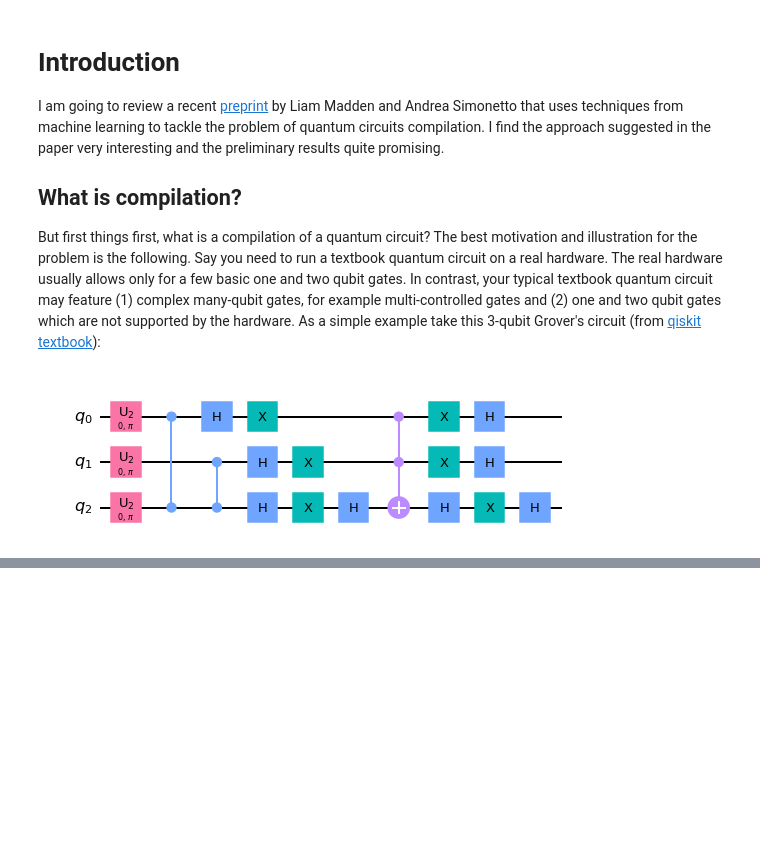
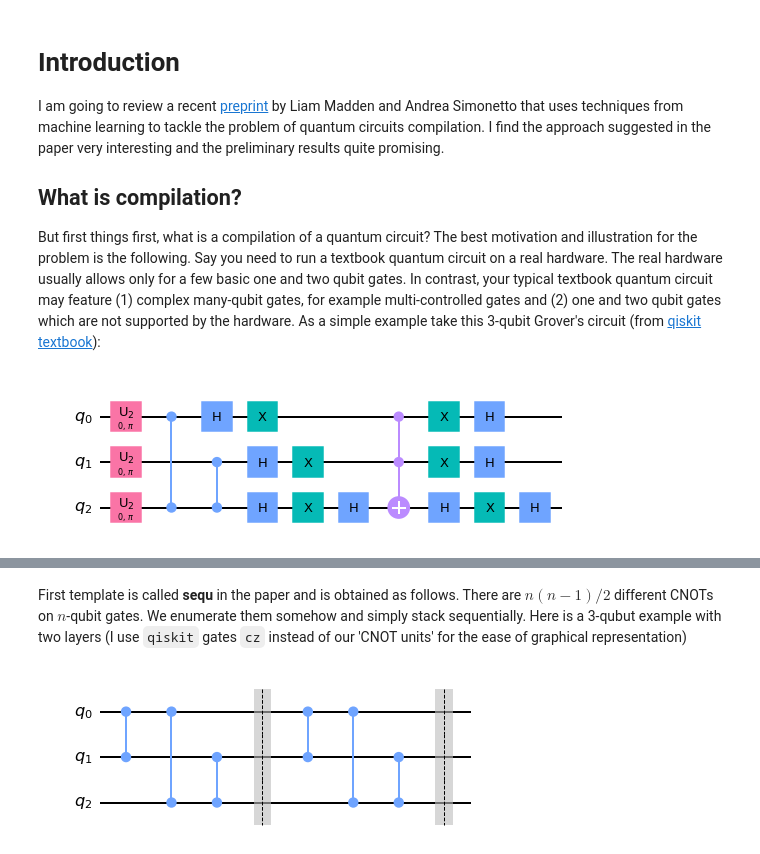
Before and after one commit to idnm/blog0, a Jupyter notebook: _notebooks/2021-07-22-Machine learning compilation of quantum circuits.ipynb, the cells around one changed output, grey strips where cells are left out. Saved outputs shown, nothing was run; the diff lists cells and outputs as text; code cells hidden in the pictures; blank space fills up the shorter version.

```diff
--- a/_notebooks/2021-07-22-Machine learning compilation of quantum circuits.ipynb
+++ b/_notebooks/2021-07-22-Machine learning compilation of quantum circuits.ipynb
@@ -95,0 +163,13 @@ Last item here means that we also allow for approximate compilation. By increasi
+# %% [markdown]
+First template is called **sequ** in the paper and is obtained as follows. There are $n(n-1)/2$ different CNOTs on $n$-qubit gates. We enumerate them somehow and simply stack sequentially. Here is a 3-qubut example with two layers (I use `qiskit` gates `cz` instead of our 'CNOT units' for the ease of graphical representation)
+# %%
+#collapse
+qc = QuantumCircuit(3)
+for _ in range(2):
+    qc.cz(0, 1)
+    qc.cz(0, 2)
+    qc.cz(1, 2)
+    qc.barrier()
+qc.draw(output='mpl')
+# %% [output]
+[figure, added]
```
Also changed, not shown: parts of 11 cells of this notebook, 1 other file.
